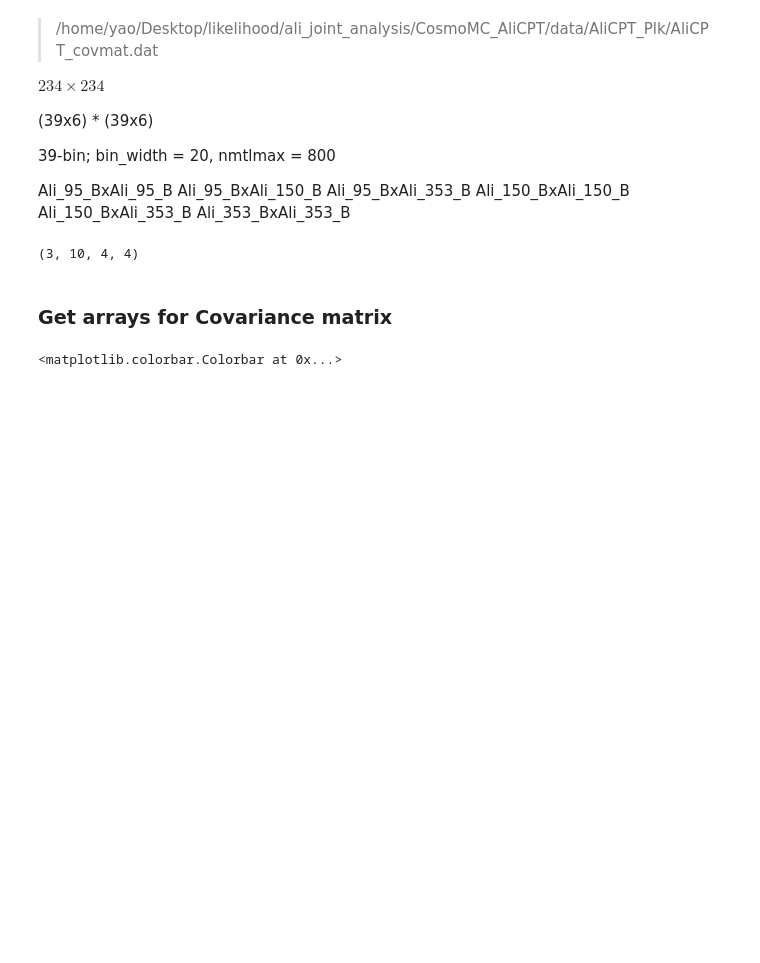
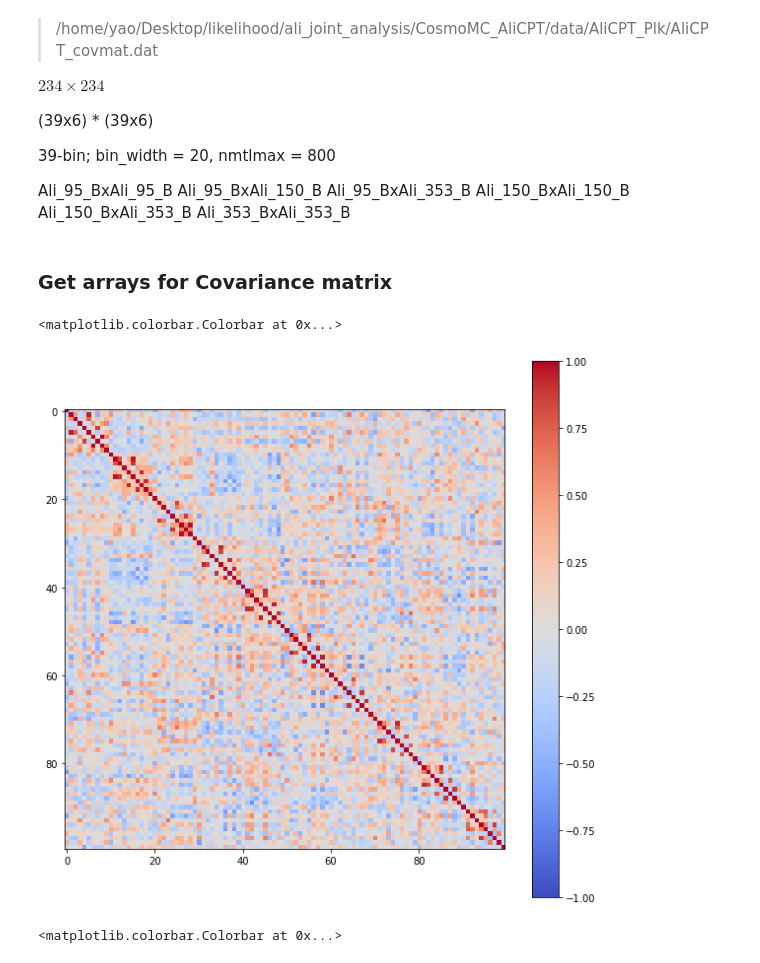
Before and after one commit to YJHelloWorld/Likelihood, a Jupyter notebook: methods.py.ipynb, the cells around one changed output. Cells and saved outputs as stored; diff of their text form; code cells hidden in the pictures; blank space fills up the shorter version.

Commit message:
separate the method and data generator apart

```diff
--- a/methods.py.ipynb
+++ b/methods.py.ipynb
@@ -134,9 +69,0 @@ totalcl.shape
-# %%
-lbin = est.lbin
-# %%
-cl_f_i = b.bin_cell(totalcl[2][0:nmtlmax+1])  ## without foreground and noise for now
-
-cl_f = np.ones((lbin, Nf, Nf)); cl_th = np.ones((lbin, Nf, Nf));  ## BB cross power spectra
-for ell in range(lbin):
-    cl_f[ell] *= cl_f_i[ell]
-    cl_th[ell] *= cl_f_i[ell]
@@ -223,28 +70,3 @@ hp.mollview(n30[4,1], norm = 'norm', cmap='coolwarm')
-# %%
-# soft/util/nmt_util.py
-
-def Noise_Cov(freq=95, opt='mask', nside=512):
-	Ncov = hp.read_map('../data/I_Noise_%s_G_512.fits'%(freq))
-	npix = hp.nside2npix(nside)
-	sigma = np.zeros(npix)
-	ind = np.isfinite(Ncov)
-	sigma[ind] = Ncov[ind]
-	if opt=='mask':
-		mask = np.zeros(npix)
-		mask[ind] = 1./(Ncov[ind]**2)
-		return mask
-	else:
-		return sigma
-
-# soft/noise_sim_v2.py
-
-for i in range(nsim):
-	print(i)
-	for j in range(len(freqs)):
-		nc = ncs[j]
-		freq = freqs[j]
-		n = np.random.normal(0, np.array([nc, nc * np.sqrt(2), nc * np.sqrt(2)]), (3, npix))
-		hp.write_map('../map/noise/%dGHz/%s.fits' % (freq, i), n, overwrite=True)
 # %% [markdown]
 ## $\hat {C}_{\ell} $ : observed data.
 # %% [markdown]
@@ -262,7 +79,0 @@ cls = fits.open('/fnx/jianyao/Likelihood_data/ABSData/camb_cls.fits')
-# %%
-cmb_maps = np.zeros((SamNum, 3, 12*nside**2))
-for n in range(SamNum):
-
-    cmb_maps[n] = hp.synfast(Gencl(0.05, raw_cl=True), nside = nside, new = True)
-
-np.save('/fnx/jianyao/Likelihood_data/cmb_maps.npy', cmb_maps)
@@ -450,10 +208,6 @@ $234 \times 234$
 39-bin; bin_width = 20, nmtlmax = 800
 
 Ali_95_BxAli_95_B Ali_95_BxAli_150_B Ali_95_BxAli_353_B Ali_150_BxAli_150_B Ali_150_BxAli_353_B Ali_353_BxAli_353_B
-# %%
-cl_hat_all[n].shape
-# %% [output]
-(3, 10, 4, 4)
 # %% [markdown]
 ### Get arrays for Covariance matrix
 # %%
@@ -474,6 +228,13 @@ for n in range(SamNum):
 # %%
 cov_mat_BB = np.corrcoef(marray[200:])
 # np.cov(marray)
+# %%
+plt.figure(figsize = (10,10))
+plt.imshow(cov_mat_BB, cmap = 'coolwarm', vmin = -1, vmax = 1)
+plt.colorbar()
+# %% [output]
+<matplotlib.colorbar.Colorbar at 0x...>
+[figure, added]
 # %%
 plt.figure(figsize = (10,10))
 plt.imshow(cov_mat_BB, cmap = 'coolwarm', vmin = -1, vmax = 1)
```
Also changed, not shown: parts of 41 cells of this notebook, 1 other file.
